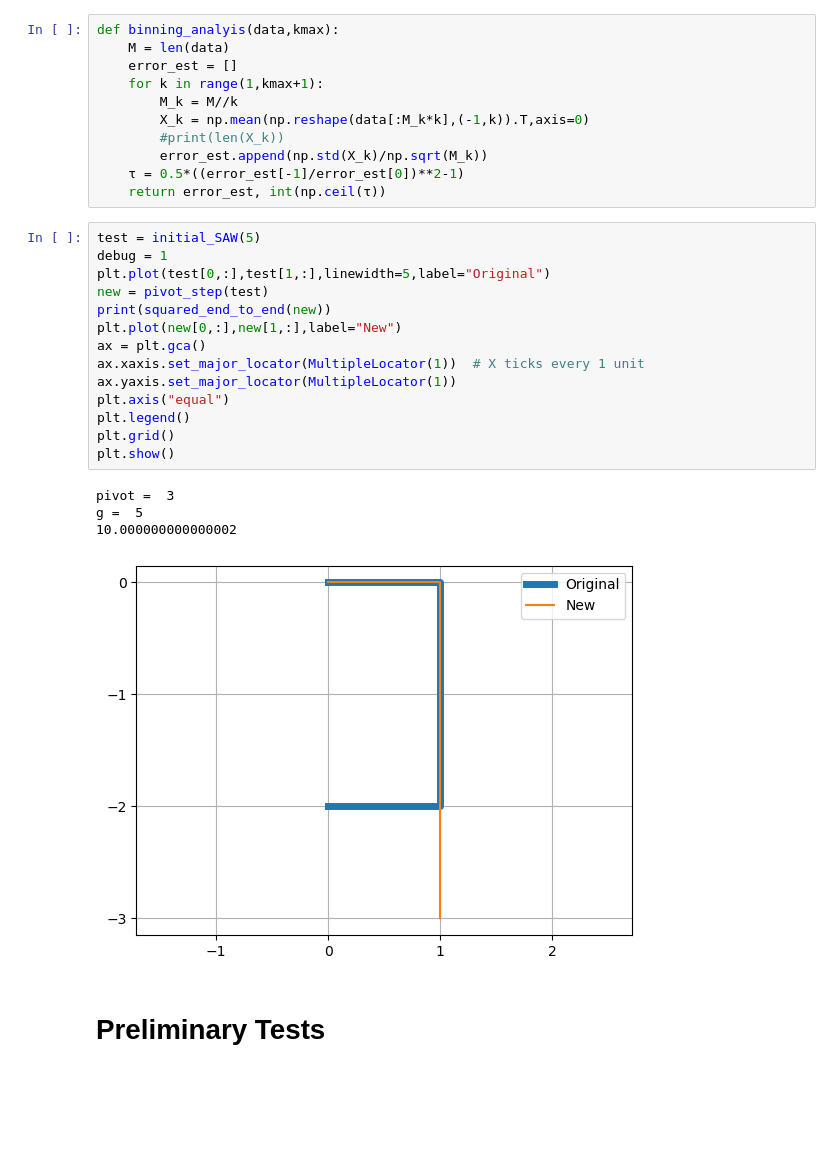
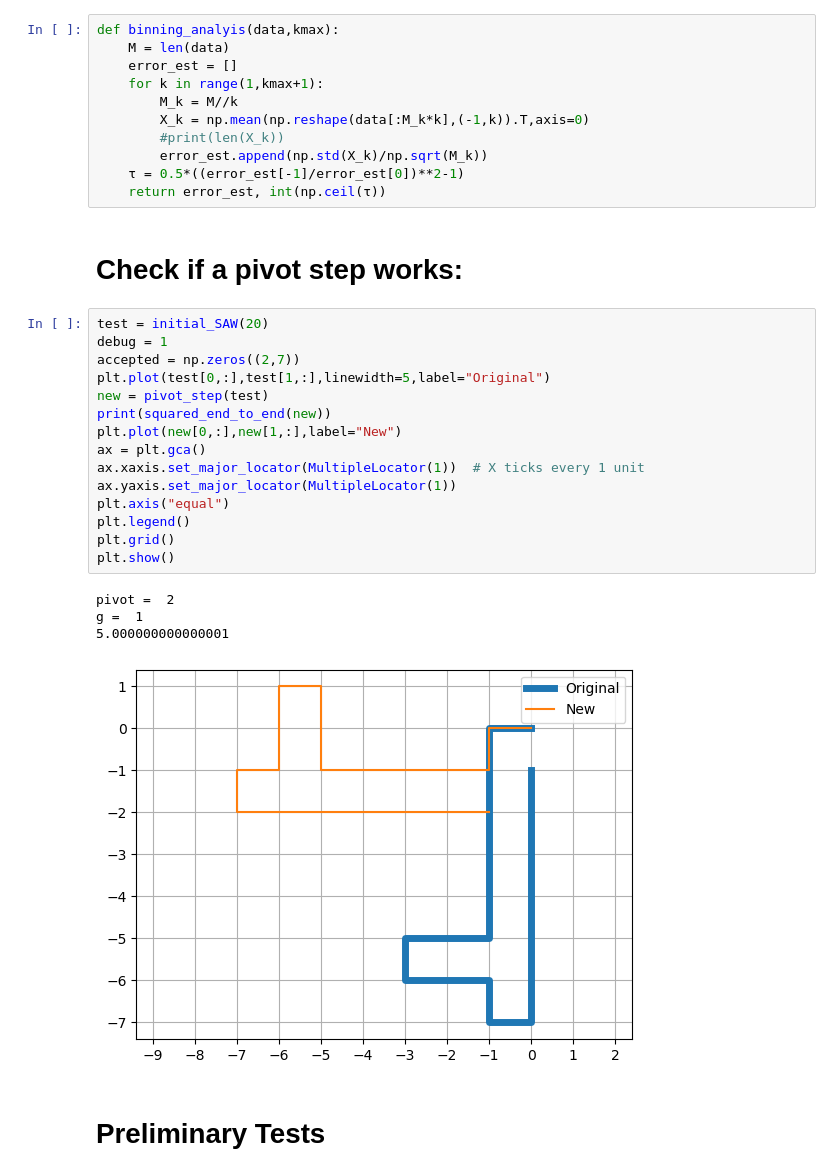
Before and after one commit to mandus24/ComputationalPhysics, a Jupyter notebook: polymer/polymer.ipynb, the cells around one changed output. Cells and saved outputs as stored; diff of their text form; blank space fills up the shorter version.

```diff
--- a/polymer/polymer.ipynb
+++ b/polymer/polymer.ipynb
@@ -217,24 +212,27 @@ def binning_analyis(data,kmax):
         error_est.append(np.std(X_k)/np.sqrt(M_k))
     τ = 0.5*((error_est[-1]/error_est[0])**2-1)
     return error_est, int(np.ceil(τ))
+# %% [markdown]
+# Check if a pivot step works:
 # %%
-test = initial_SAW(5)
+test = initial_SAW(20)
 debug = 1
+accepted = np.zeros((2,7))
 plt.plot(test[0,:],test[1,:],linewidth=5,label="Original")
 new = pivot_step(test)
 print(squared_end_to_end(new))
 plt.plot(new[0,:],new[1,:],label="New")
 ax = plt.gca()
 ax.xaxis.set_major_locator(MultipleLocator(1))  # X ticks every 1 unit
 ax.yaxis.set_major_locator(MultipleLocator(1))
 plt.axis("equal")
 plt.legend()
 plt.grid()
 plt.show()
 # %% [output]
-pivot =  3
-g =  5
-10.000000000000002
+pivot =  2
+g =  1
+5.000000000000001
-[figure, old version]
+[figure, new version]
 # %% [markdown]
 # Preliminary Tests
```
Also changed, not shown: parts of 28 cells of this notebook, 2 other files.
